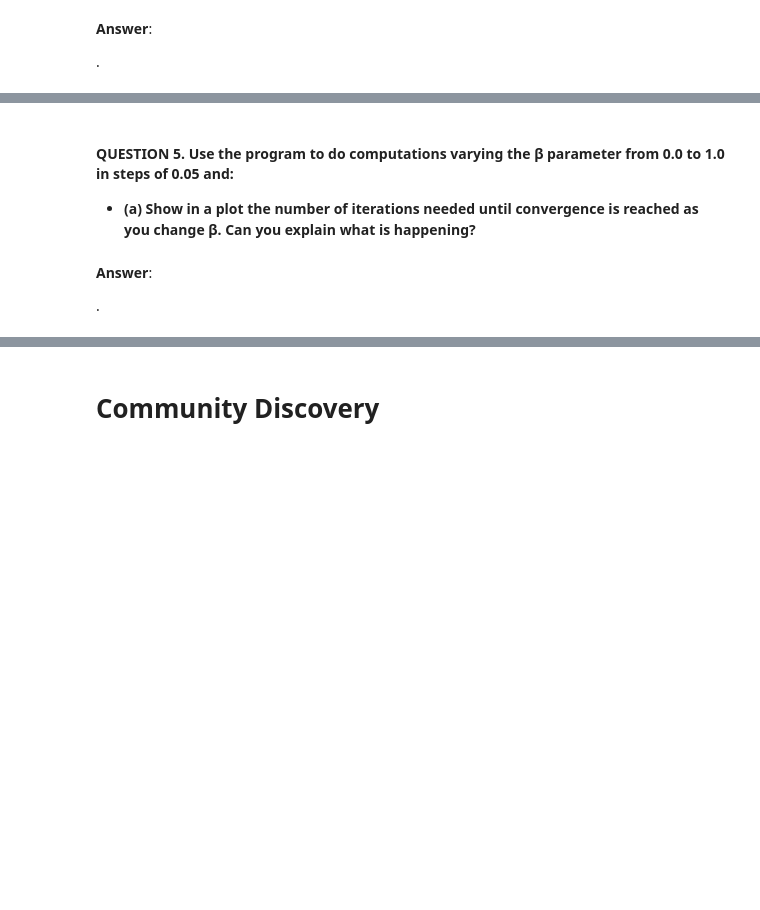
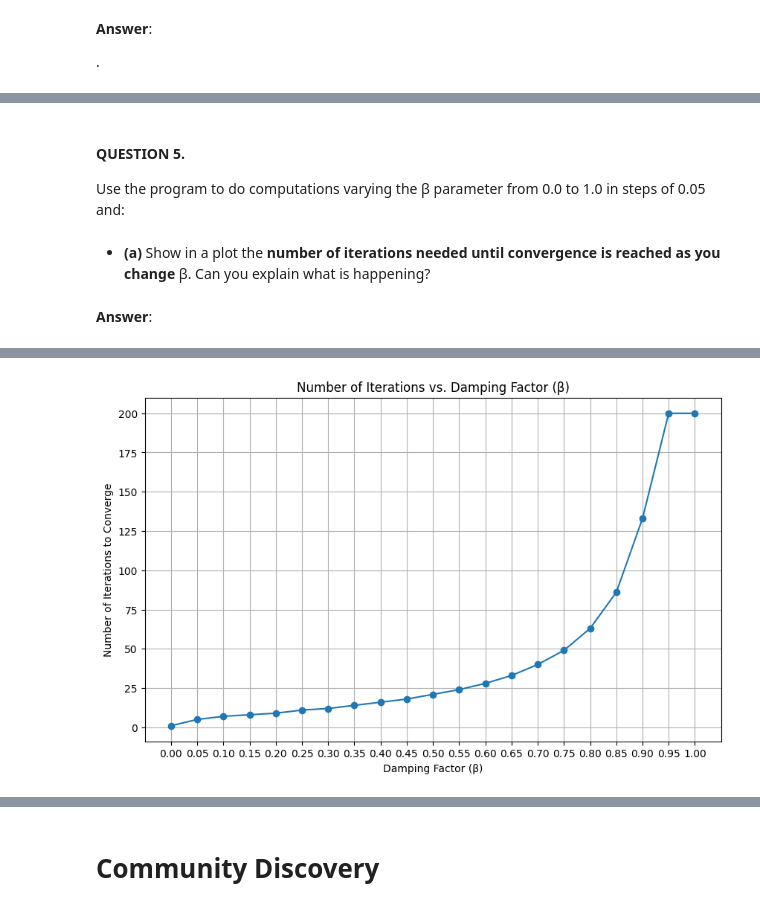
Before and after one commit to wesdpre/Network_Science_projt, a Jupyter notebook: homeWork2_NS/draft.ipynb, the cells around one changed output, grey strips where cells are left out. Cells and saved outputs as stored; diff of their text form; code cells hidden in the pictures; blank space fills up the shorter version.

```diff
--- a/homeWork2_NS/draft.ipynb
+++ b/homeWork2_NS/draft.ipynb
@@ -45,0 +265,14 @@ it was use a LLM (Gemini 2.5 Pro Preview 05-06) for hell to write the questions
+# %%
+newG = nx.DiGraph()
+newG.add_nodes_from(['A', 'B', 'C', 'D', 'E', 'F', 'G'])
+newG.add_edges_from([
+    ('A', 'B'),
+    ('B', 'C'), ('B', 'D'), ('B', 'E'), ('B', 'F'),
+    ('C', 'D'),
+    ('D', 'B'),
+    ('E', 'D'),
+    ('F', 'G'),
+    ('G', 'F'),
+])
+print("Nodes in newG:", newG.nodes())
+print("Edges in newG:", newG.edges())
@@ -45,0 +282,2 @@ it was use a LLM (Gemini 2.5 Pro Preview 05-06) for hell to write the questions
+# %%
+final_page, final_iteration = my_Page_Rank(newG, beta=0.85, iterations=100, tolerance=1.0e-7, print_iteration=True)
@@ -46,7 +302,30 @@ it was use a LLM (Gemini 2.5 Pro Preview 05-06) for hell to write the questions
 # %% [markdown]
-#### **QUESTION 5. Use the program to do computations varying the β parameter from 0.0 to 1.0 in steps of 0.05 and:**
-- **(a) Show in a plot the number of iterations needed until convergence is reached as you change β. Can you explain what is happening?**
+#### **QUESTION 5.**
+
+Use the program to do computations varying the β parameter from 0.0 to 1.0 in steps of 0.05 and:
+# %%
+import matplotlib.pyplot as plt
+beta_values = np.arange(0.0, 1.05, 0.05) # from 0.0 to 1.0 inclusive, step 0.05
+# %% [markdown]
+- **(a)** Show in a plot the **number of iterations needed until convergence is reached as you change** β. Can you explain what is happening?
 # %% [markdown]
 **Answer**:
-
-.
+# %%
+iteration_counts = []
+
+for values in beta_values:
+    # We don't need verbose output for each iteration here, just the count
+    _, final_iteration = my_Page_Rank(newG, beta=values, iterations=200, tolerance=1.0e-7, print_check=False)
+    iteration_counts.append(final_iteration)
+    print(f"Beta = {values:.2f} took {final_iteration} iterations.")
+
+# Plotting
+plt.figure(figsize=(10, 6))
+plt.plot(beta_values, iteration_counts, marker='o', linestyle='-')
+plt.title('Number of Iterations vs. Damping Factor (β)')
+plt.xlabel('Damping Factor (β)')
+plt.ylabel('Number of Iterations to Converge')
+plt.xticks(beta_values)
+plt.grid(True)
+plt.show()
+# %% [output]
@@ -52,0 +349 @@ it was use a LLM (Gemini 2.5 Pro Preview 05-06) for hell to write the questions
+[figure, added]
```
Also changed, not shown: parts of 28 cells of this notebook, 15 other files.
